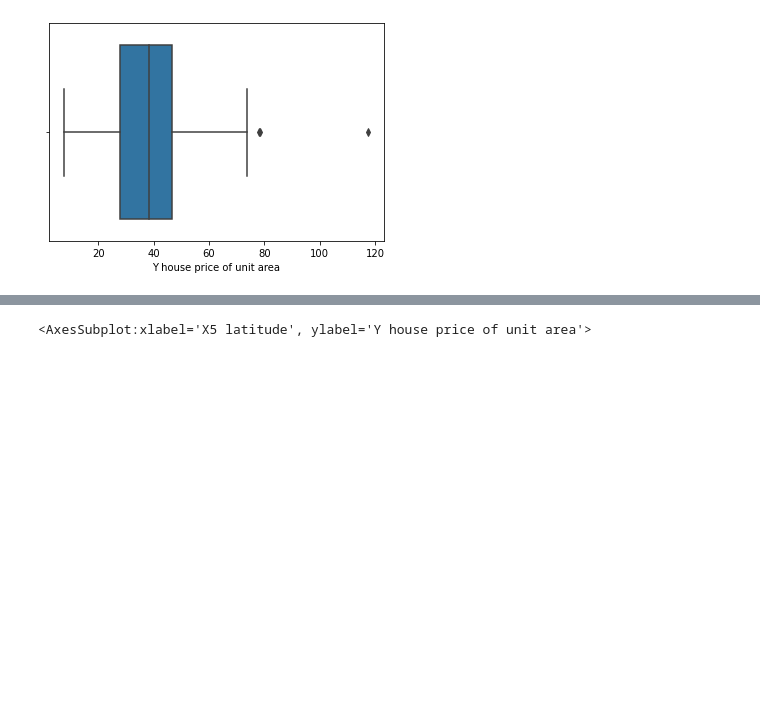
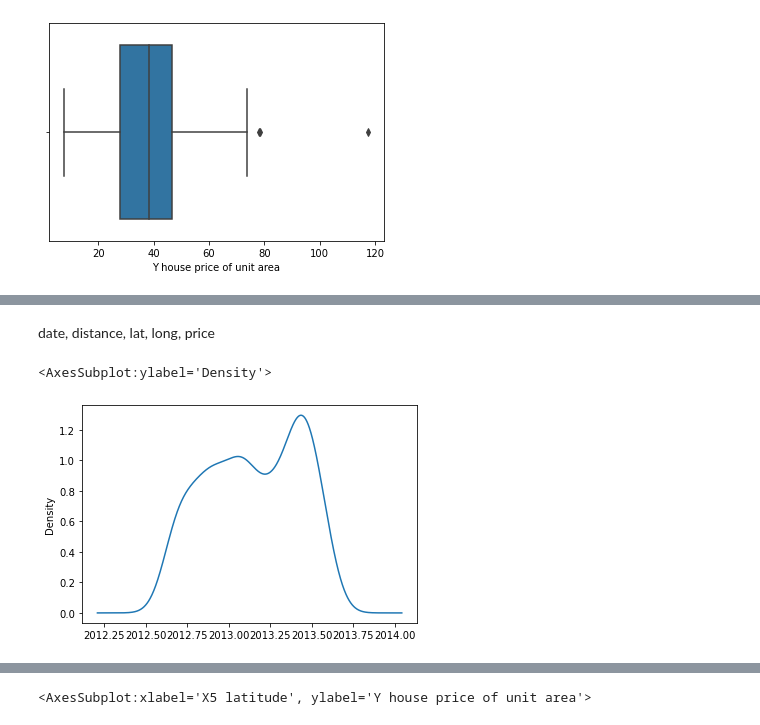
Before and after one commit to mencer456/Assignment-2-Linear-Regression, a Jupyter notebook: Assignment2.ipynb, the cells around one changed output, grey strips where cells are left out. Drawn from its saved outputs; the diff is of its cells as text; code cells hidden in the pictures; blank space fills up the shorter version.

```diff
--- a/Assignment2.ipynb
+++ b/Assignment2.ipynb
@@ -223,0 +242,7 @@ The values sdlfjasl;dfjkas;ldfkjasf
+# %% [markdown]
+date, distance, lat, long, price
+# %%
+df['X1 transaction date'].plot.density()
+# %% [output]
+<AxesSubplot:ylabel='Density'>
+[figure, added]
```
Also changed, not shown: parts of 10 cells of this notebook.
